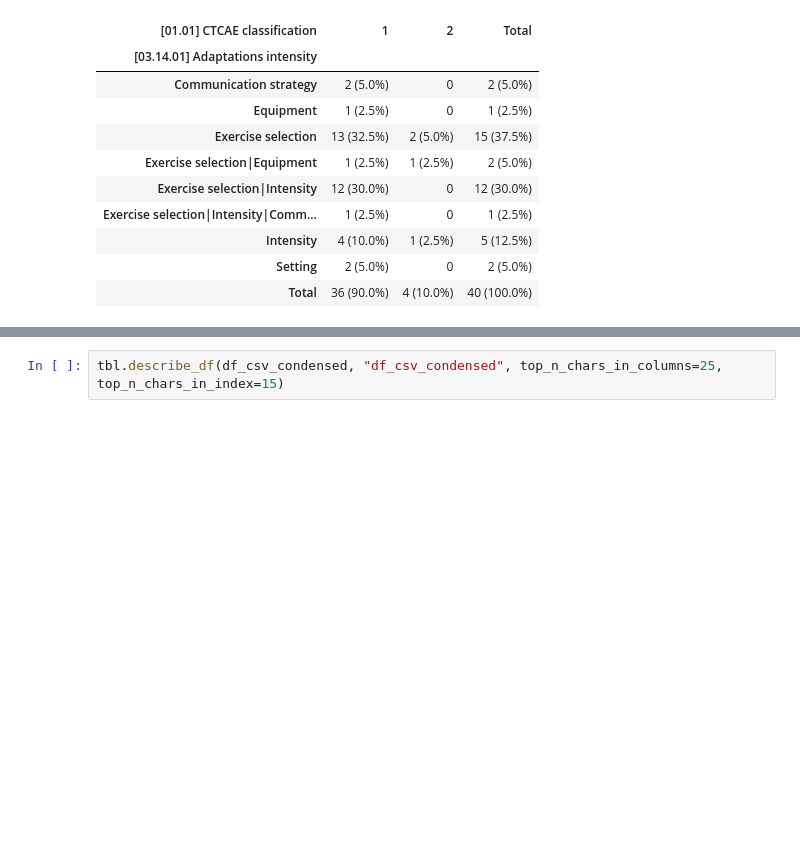
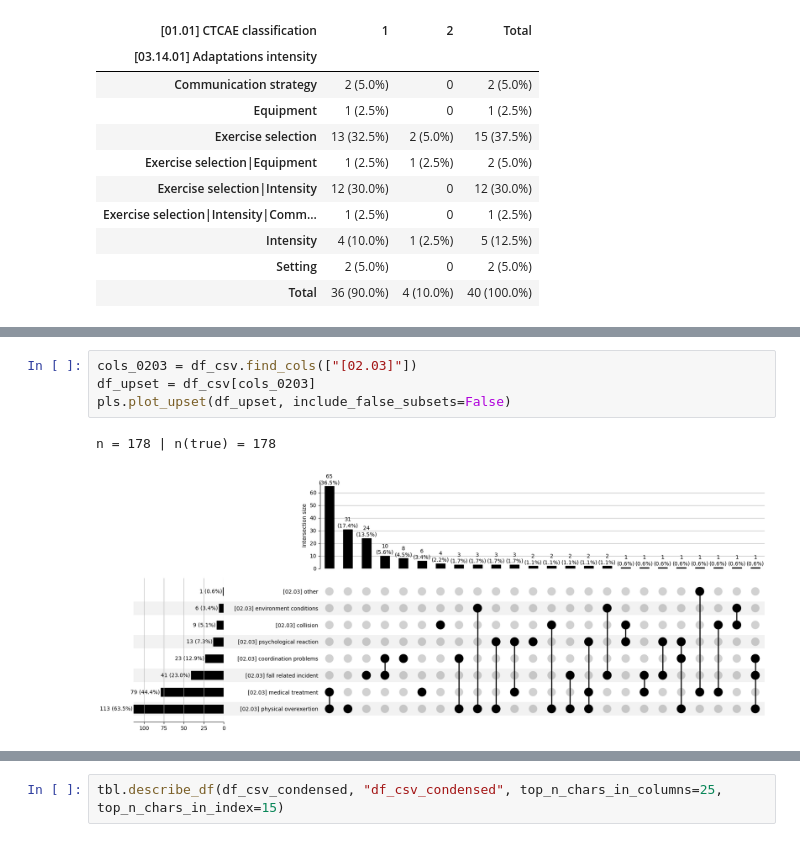
Before and after one commit to smeisegeier/sport-adverse-events, a Jupyter notebook: src/3_description.ipynb, the cells around one changed output, grey strips where cells are left out. Cells and saved outputs as stored; diff of their text form; blank space fills up the shorter version.

```diff
--- a/src/3_description.ipynb
+++ b/src/3_description.ipynb
@@ -334,0 +402,7 @@ h.print_survey(df_csv_condensed, cols=cols_unexploded, CTCAE=CTCAE, explode=Fals
+# %%
+cols_0203 = df_csv.find_cols(["[02.03]"])
+df_upset = df_csv[cols_0203]
+pls.plot_upset(df_upset, include_false_subsets=False)
+# %% [output]
+n = 178 | n(true) = 178
+[figure, added]
```
Also changed, not shown: parts of 16 cells of this notebook, 59 other files.
